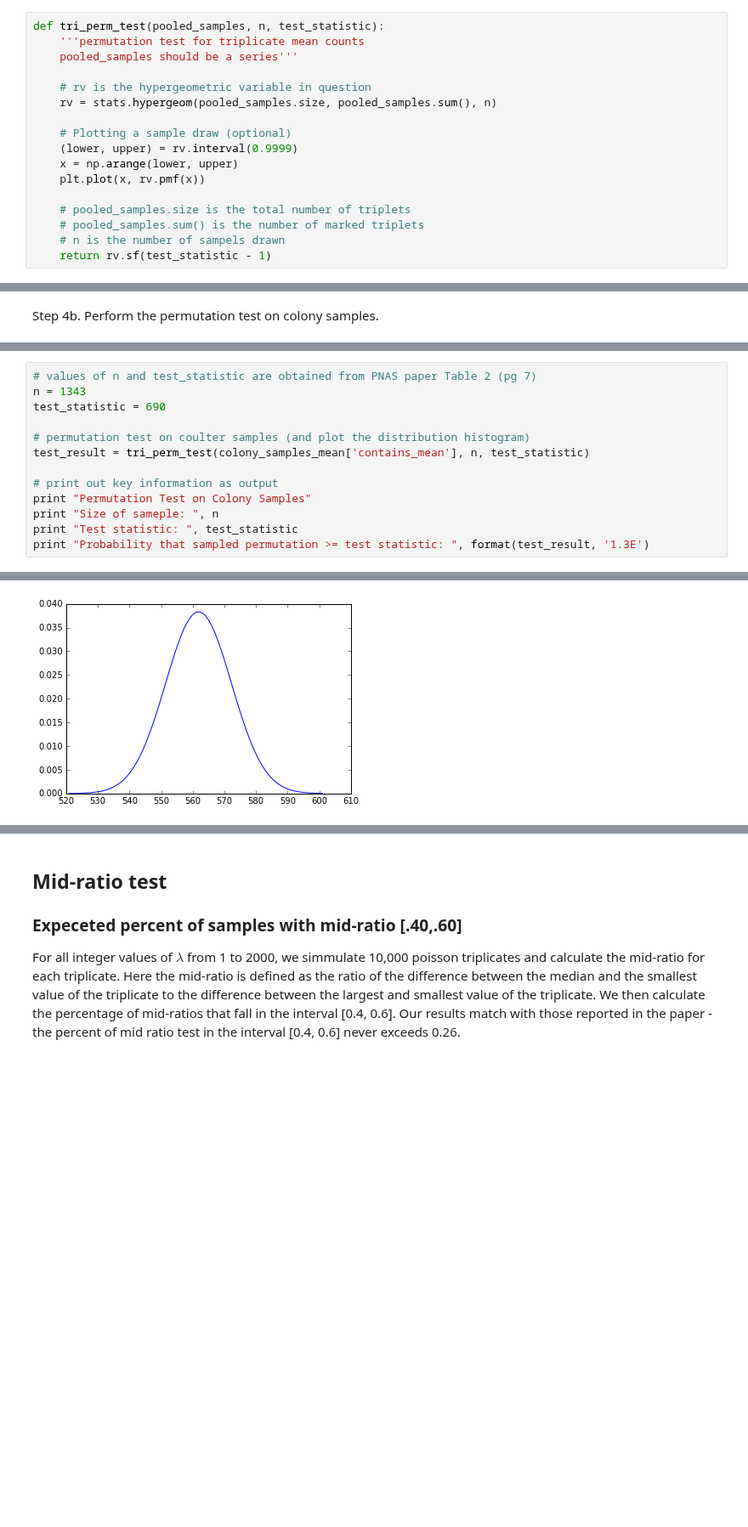
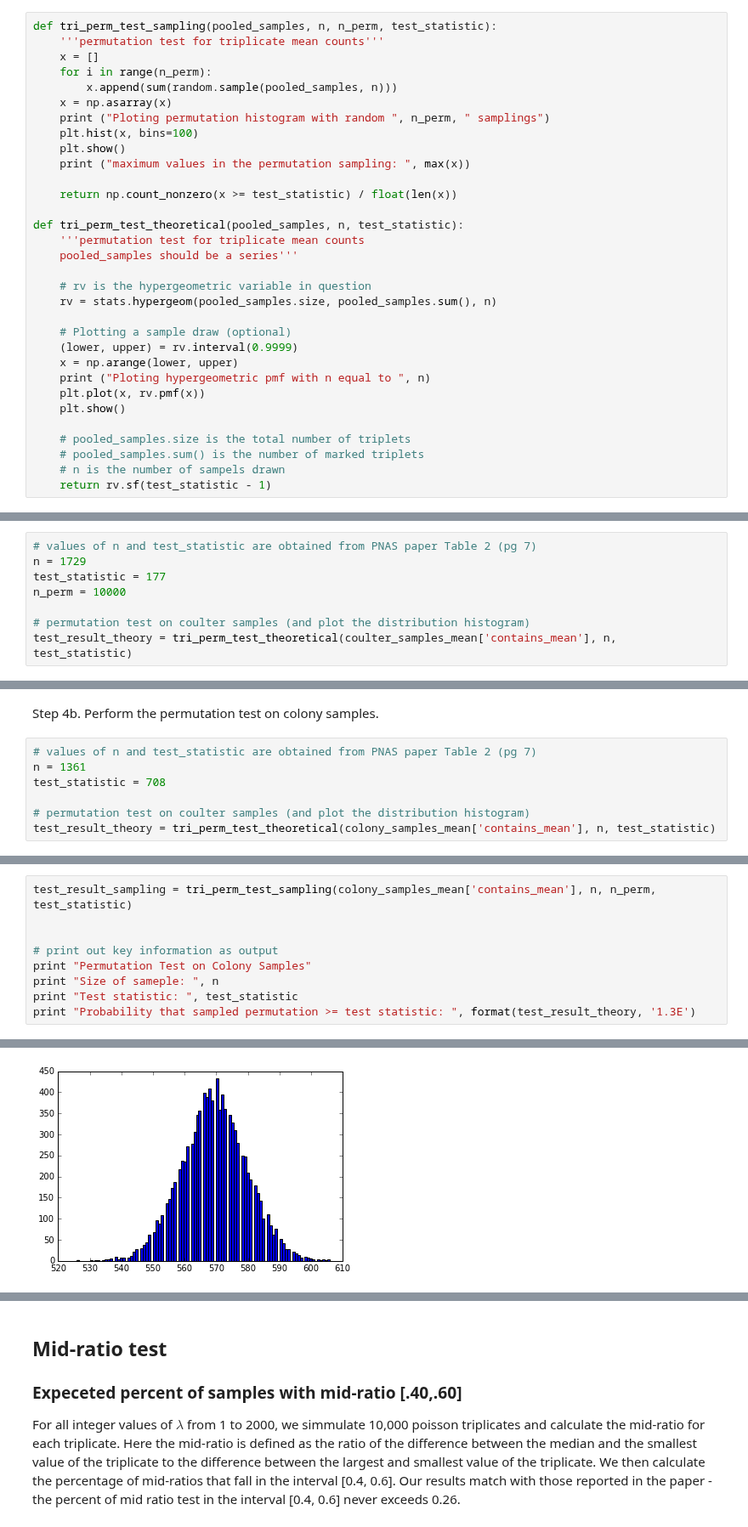
Before and after one commit to mads14/S215a-groupwork, a Jupyter notebook: science-open-research/OSR_Pitt_Hill.ipynb, the cells around one changed output, grey strips where cells are left out. Shown at 85% size. Drawn from its saved outputs; the diff is of its cells as text; blank space fills up the shorter version.

Commit message:
added back perm test with sampling

```diff
--- a/science-open-research/OSR_Pitt_Hill.ipynb
+++ b/science-open-research/OSR_Pitt_Hill.ipynb
@@ -161,7 +138,20 @@ colony_samples_mean = triplicate_has_mean(colony_samples)
 # %% [markdown]
 Step 3. Permutation test for triplicate count test.
 # %%
-def tri_perm_test(pooled_samples, n, test_statistic):
+def tri_perm_test_sampling(pooled_samples, n, n_perm, test_statistic):
+    '''permutation test for triplicate mean counts'''
+    x = []
+    for i in range(n_perm):
+        x.append(sum(random.sample(pooled_samples, n)))
+    x = np.asarray(x)
+    print ("Ploting permutation histogram with random ", n_perm, " samplings")
+    plt.hist(x, bins=100)
+    plt.show()
+    print ("maximum values in the permutation sampling: ", max(x))
+
+    return np.count_nonzero(x >= test_statistic) / float(len(x))
+
+def tri_perm_test_theoretical(pooled_samples, n, test_statistic):
     '''permutation test for triplicate mean counts
     pooled_samples should be a series'''
 
@@ -171,7 +161,9 @@ def tri_perm_test(pooled_samples, n, test_statistic):
     # Plotting a sample draw (optional)
     (lower, upper) = rv.interval(0.9999)
     x = np.arange(lower, upper)
+    print ("Ploting hypergeometric pmf with n equal to ", n)
     plt.plot(x, rv.pmf(x))
+    plt.show()
 
     # pooled_samples.size is the total number of triplets
     # pooled_samples.sum() is the number of marked triplets
@@ -179,3 +171,11 @@ def tri_perm_test(pooled_samples, n, test_statistic):
     return rv.sf(test_statistic - 1)
 # %% [markdown]
 Step 4a. Perform the permutation test on coulter samples.
+# %%
+# values of n and test_statistic are obtained from PNAS paper Table 2 (pg 7)
+n = 1729
+test_statistic = 177
+n_perm = 10000
+
+# permutation test on coulter samples (and plot the distribution histogram)
+test_result_theory = tri_perm_test_theoretical(coulter_samples_mean['contains_mean'], n, test_statistic)
@@ -201,2 +201,9 @@ Probability that sample permutation >= test statistic:  6.586E-12
 # %% [markdown]
 Step 4b. Perform the permutation test on colony samples.
+# %%
+# values of n and test_statistic are obtained from PNAS paper Table 2 (pg 7)
+n = 1361
+test_statistic = 708
+
+# permutation test on coulter samples (and plot the distribution histogram)
+test_result_theory = tri_perm_test_theoretical(colony_samples_mean['contains_mean'], n, test_statistic)
@@ -203,14 +213,10 @@ Step 4b. Perform the permutation test on colony samples.
 # %%
-# values of n and test_statistic are obtained from PNAS paper Table 2 (pg 7)
-n = 1343
-test_statistic = 690
+test_result_sampling = tri_perm_test_sampling(colony_samples_mean['contains_mean'], n, n_perm, test_statistic)
 
-# permutation test on coulter samples (and plot the distribution histogram)
-test_result = tri_perm_test(colony_samples_mean['contains_mean'], n, test_statistic)
 
 # print out key information as output
 print "Permutation Test on Colony Samples"
 print "Size of sameple: ", n
 print "Test statistic: ", test_statistic
-print "Probability that sampled permutation >= test statistic: ", format(test_result, '1.3E')
+print "Probability that sampled permutation >= test statistic: ", format(test_result_theory, '1.3E')
 # %% [output]
@@ -221 +224 @@ Probability that sampled permutation >= test statistic:  1.781E-36
-[figure, old version]
+[figure, new version]
```
Also changed, not shown: parts of 17 cells of this notebook.
